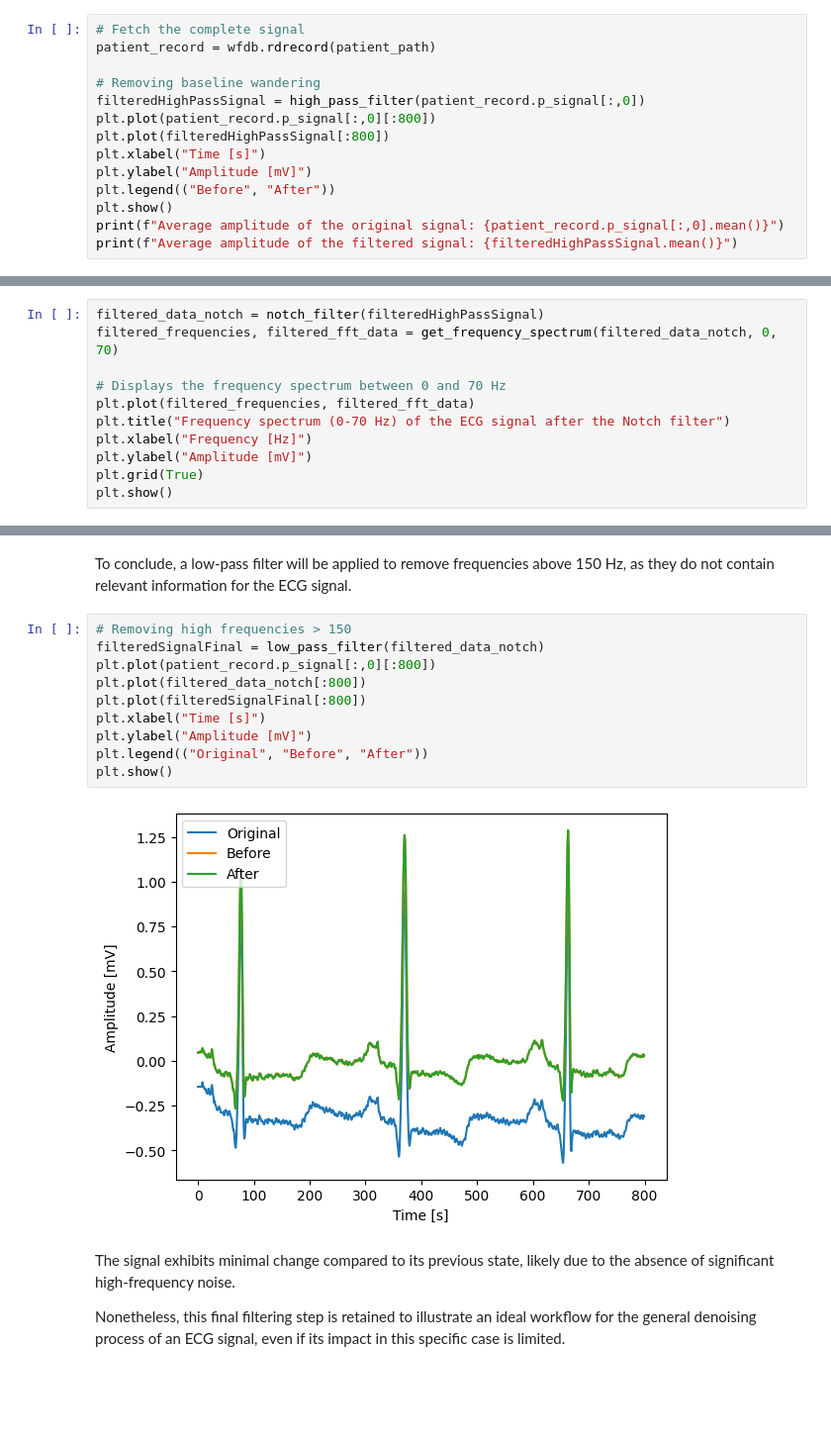
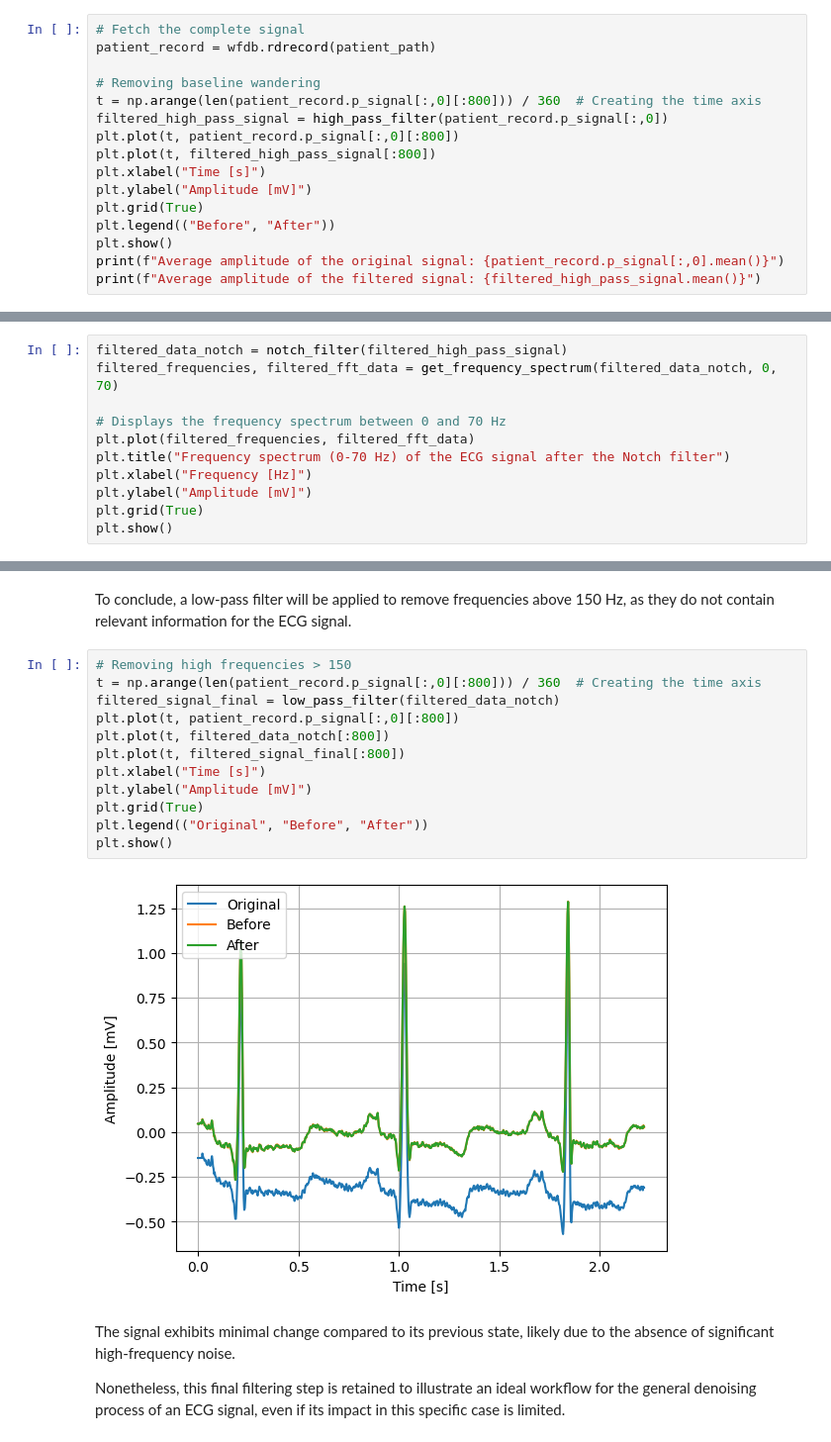
Before and after one commit to GiulioTaralli/Deep-Learning-Classification-MIT-BIH-Arrhythmia-Database, a Jupyter notebook: MIT_BIH_Arrhytmia_Classification.ipynb, the cells around one changed output, grey strips where cells are left out. Shown at 99% size. Drawn from its saved outputs; the diff is of its cells as text; blank space fills up the shorter version.

```diff
--- a/MIT_BIH_Arrhytmia_Classification.ipynb
+++ b/MIT_BIH_Arrhytmia_Classification.ipynb
@@ -283,13 +283,15 @@ def notch_filter(signal, notch_frequency=60, quality_factor=30, sampling_rate=36
 patient_record = wfdb.rdrecord(patient_path)
 
 # Removing baseline wandering
-filteredHighPassSignal = high_pass_filter(patient_record.p_signal[:,0])
-plt.plot(patient_record.p_signal[:,0][:800])
-plt.plot(filteredHighPassSignal[:800])
+t = np.arange(len(patient_record.p_signal[:,0][:800])) / 360  # Creating the time axis
+filtered_high_pass_signal = high_pass_filter(patient_record.p_signal[:,0])
+plt.plot(t, patient_record.p_signal[:,0][:800])
+plt.plot(t, filtered_high_pass_signal[:800])
 plt.xlabel("Time [s]")
 plt.ylabel("Amplitude [mV]")
+plt.grid(True)
 plt.legend(("Before", "After"))
 plt.show()
 print(f"Average amplitude of the original signal: {patient_record.p_signal[:,0].mean()}")
-print(f"Average amplitude of the filtered signal: {filteredHighPassSignal.mean()}")
+print(f"Average amplitude of the filtered signal: {filtered_high_pass_signal.mean()}")
 # %% [output]
@@ -372,7 +374,7 @@ The plot clearly reveals an anomalous amplitude at 60 Hz, indicating the presenc
 
 To selectively remove this affected frequency, a notch filter can be applied, after which the frequency spectrum is reexamined to confirm that the expected attenuation has occurred.
 # %%
-filtered_data_notch = notch_filter(filteredHighPassSignal)
+filtered_data_notch = notch_filter(filtered_high_pass_signal)
 filtered_frequencies, filtered_fft_data = get_frequency_spectrum(filtered_data_notch, 0, 70)
 
 # Displays the frequency spectrum between 0 and 70 Hz
@@ -406,16 +409,18 @@ The new filtered signal is significantly smoother compared to the signal before
 To conclude, a low-pass filter will be applied to remove frequencies above 150 Hz, as they do not contain relevant information for the ECG signal.
 # %%
 # Removing high frequencies > 150
-filteredSignalFinal = low_pass_filter(filtered_data_notch)
-plt.plot(patient_record.p_signal[:,0][:800])
-plt.plot(filtered_data_notch[:800])
-plt.plot(filteredSignalFinal[:800])
+t = np.arange(len(patient_record.p_signal[:,0][:800])) / 360  # Creating the time axis
+filtered_signal_final = low_pass_filter(filtered_data_notch)
+plt.plot(t, patient_record.p_signal[:,0][:800])
+plt.plot(t, filtered_data_notch[:800])
+plt.plot(t, filtered_signal_final[:800])
 plt.xlabel("Time [s]")
 plt.ylabel("Amplitude [mV]")
+plt.grid(True)
 plt.legend(("Original", "Before", "After"))
 plt.show()
 # %% [output]
-[figure, old version]
+[figure, new version]
 # %% [markdown]
 The signal exhibits minimal change compared to its previous state, likely due to the absence of significant high-frequency noise.
 
```
Also changed, not shown: parts of 70 cells of this notebook.
